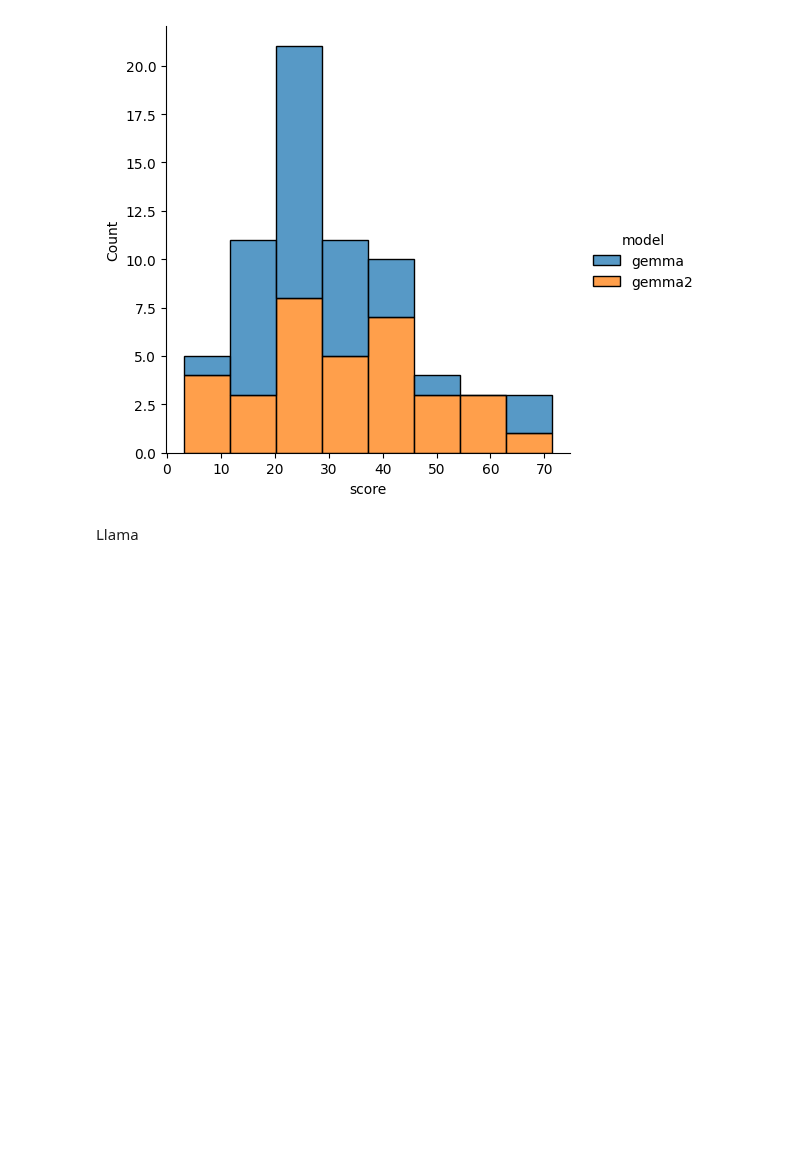
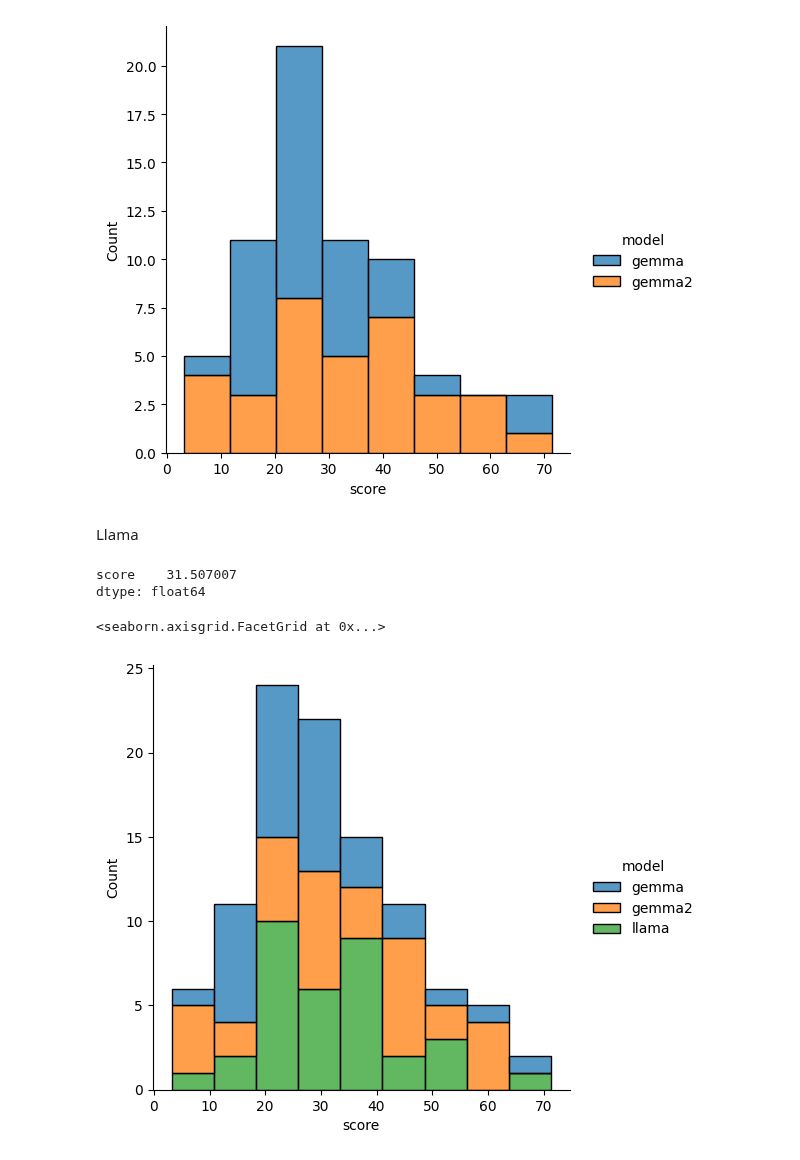
Before and after one commit to swaggirl9000/humor, a Jupyter notebook: notebooks/base_metric_comparison.ipynb, the cells around one changed output. Cells and saved outputs as stored; diff of their text form; code cells hidden in the pictures; blank space fills up the shorter version.

Commit message:
llama

```diff
--- a/notebooks/base_metric_comparison.ipynb
+++ b/notebooks/base_metric_comparison.ipynb
@@ -1200,9 +1198,17 @@ Llama
+# %%
+llama = pd.read_csv("/home/ada/humor/notebooks/llama - llama.csv")
 # %%
-# llama_metric = bipartite_metric(llama, ground_truth)
-# llama.mean()
+llama_metric = bipartite_metric(llama, ground_truth)
+llama_metric.mean()
+# %% [output]
+score    31.507007
+dtype: float64
 # %%
-# gemma = gemma_metric.assign(model="gemma")
-# gemma2 = gemma2_metric.assign(model = "gemma2")
-# llama = llama_metric.assign(model = "llama")
-# df = pd.concat([gemma, gemma2, llamma]).reset_index(drop=True)
-# sns.displot(df, x="score", hue="model", kind="hist", shrink=1, multiple="stack")
+gemma = gemma_metric.assign(model="gemma")
+gemma2 = gemma2_metric.assign(model = "gemma2")
+llama = llama_metric.assign(model = "llama")
+df = pd.concat([gemma, gemma2, llama]).reset_index(drop=True)
+sns.displot(df, x="score", hue="model", kind="hist", shrink=1, multiple="stack")
+# %% [output]
+<seaborn.axisgrid.FacetGrid at 0x...>
+[figure, added]
```
Also changed, not shown: parts of 3 cells of this notebook, 1 other file.
